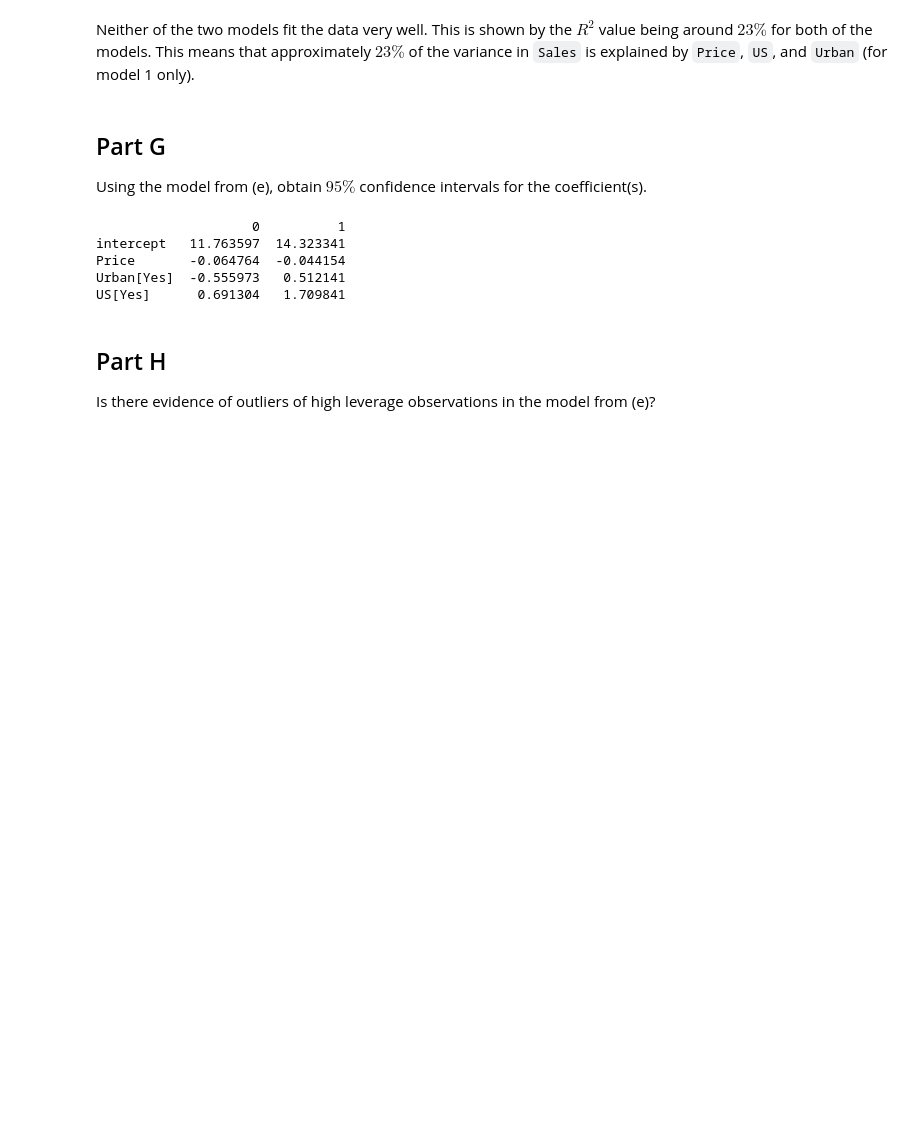
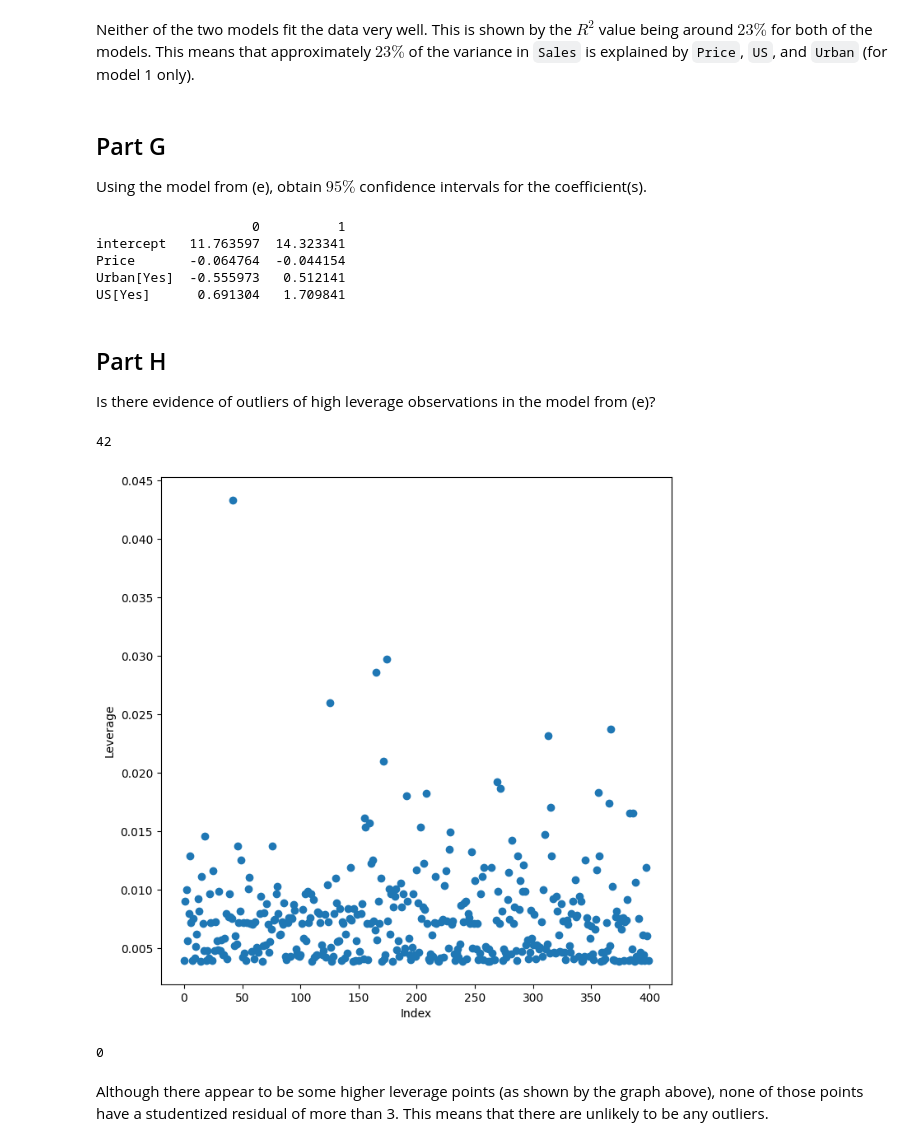
Before and after one commit to anchitrao/islp, a Jupyter notebook: chapter3/exercise_3_10.ipynb, the cells around one changed output. Drawn from its saved outputs; the diff is of its cells as text; code cells hidden in the pictures; blank space fills up the shorter version.

```diff
--- a/chapter3/exercise_3_10.ipynb
+++ b/chapter3/exercise_3_10.ipynb
@@ -107,3 +107,22 @@ US[Yes]      0.691304   1.709841
 ## Part H
 
 Is there evidence of outliers of high leverage observations in the model from (e)?
+# %%
+infl = results2.get_influence()
+ax = subplots(figsize=(8, 8))[1]
+ax.scatter(np.arange(X.shape[0]), infl.hat_matrix_diag)
+ax.set_xlabel('Index')
+ax.set_ylabel('Leverage')
+np.argmax(infl.hat_matrix_diag)
+# %% [output]
+42
+[figure, added]
+# %%
+residuals = infl.resid_studentized_internal
+max_residual_index = np.where(np.abs(residuals) > 3)[0]
+
+len(max_residual_index)
+# %% [output]
+0
+# %% [markdown]
+Although there appear to be some higher leverage points (as shown by the graph above), none of those points have a studentized residual of more than 3. This means that there are unlikely to be any outliers.
```
